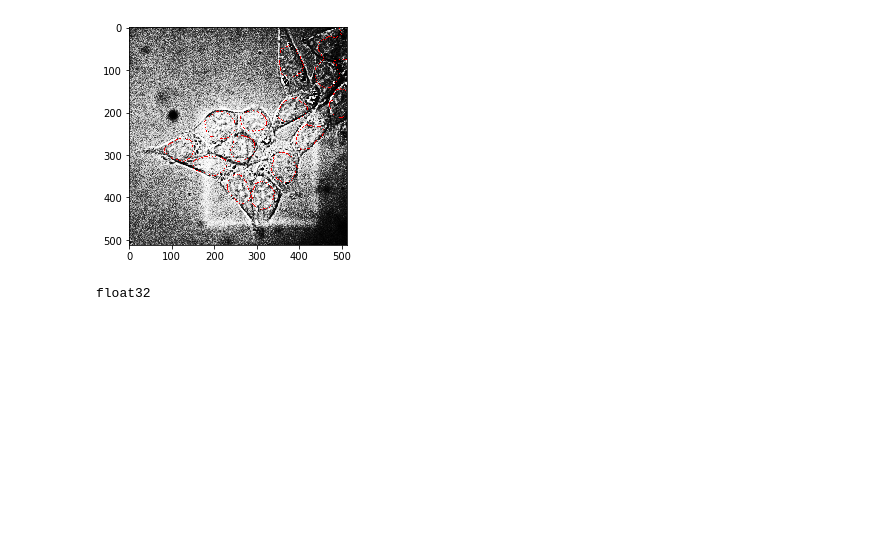
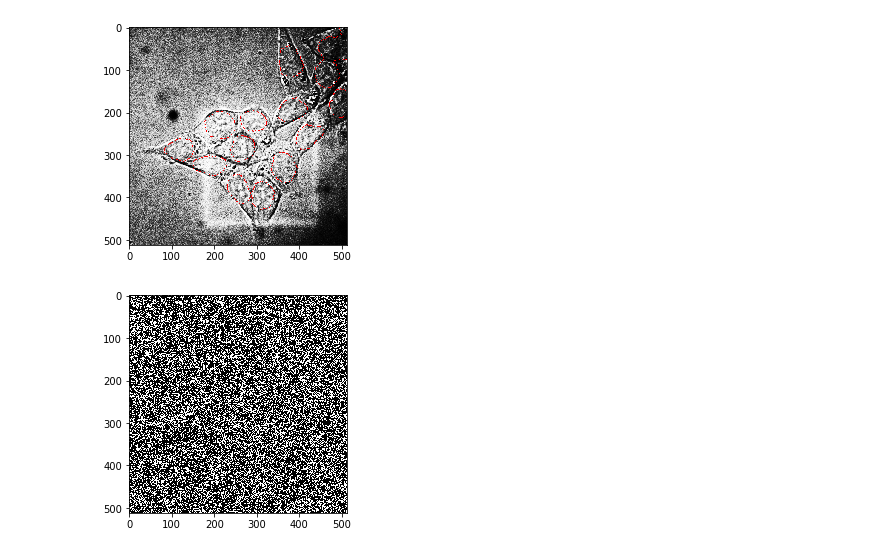
Before and after one commit to jasonjnie/2D-Cell-Image-Segmentation, a Jupyter notebook: Cell_Image_Segmentation.ipynb, the cells around one changed output. Saved outputs shown, nothing was run; the diff lists cells and outputs as text; code cells hidden in the pictures; blank space fills up the shorter version.

```diff
--- a/Cell_Image_Segmentation.ipynb
+++ b/Cell_Image_Segmentation.ipynb
@@ -832,7 +832,9 @@ plt.show()
 [figure]
 [figure]
 [figure]
-# %%
-print(img_c1.dtype)
-# %% [output]
-float32
+# %%
+edge = cv2.Canny(img_c1, 0.03, 1)
+plt.imshow(edge, 'gray')
+plt.show()
+# %% [output]
+[figure, added]
```
